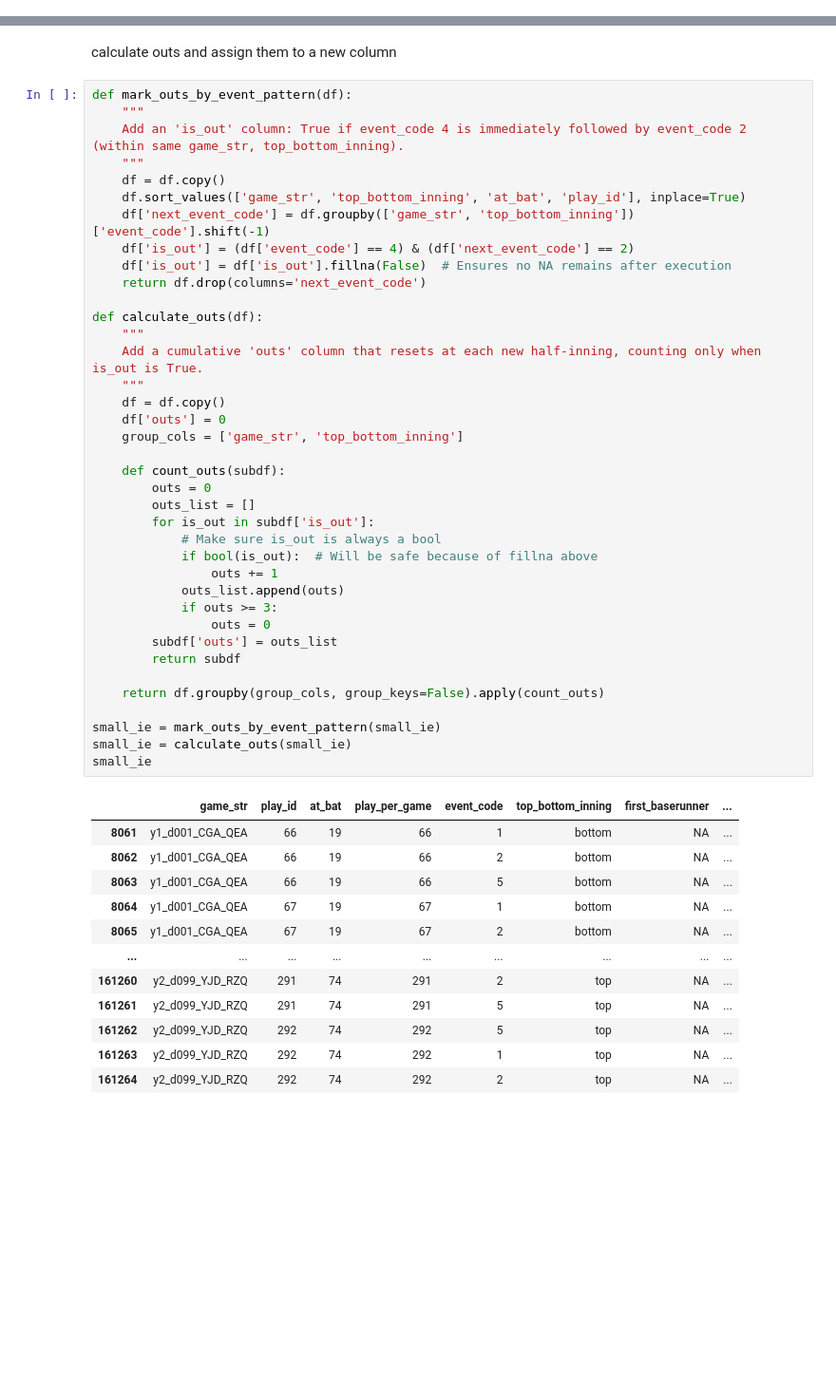
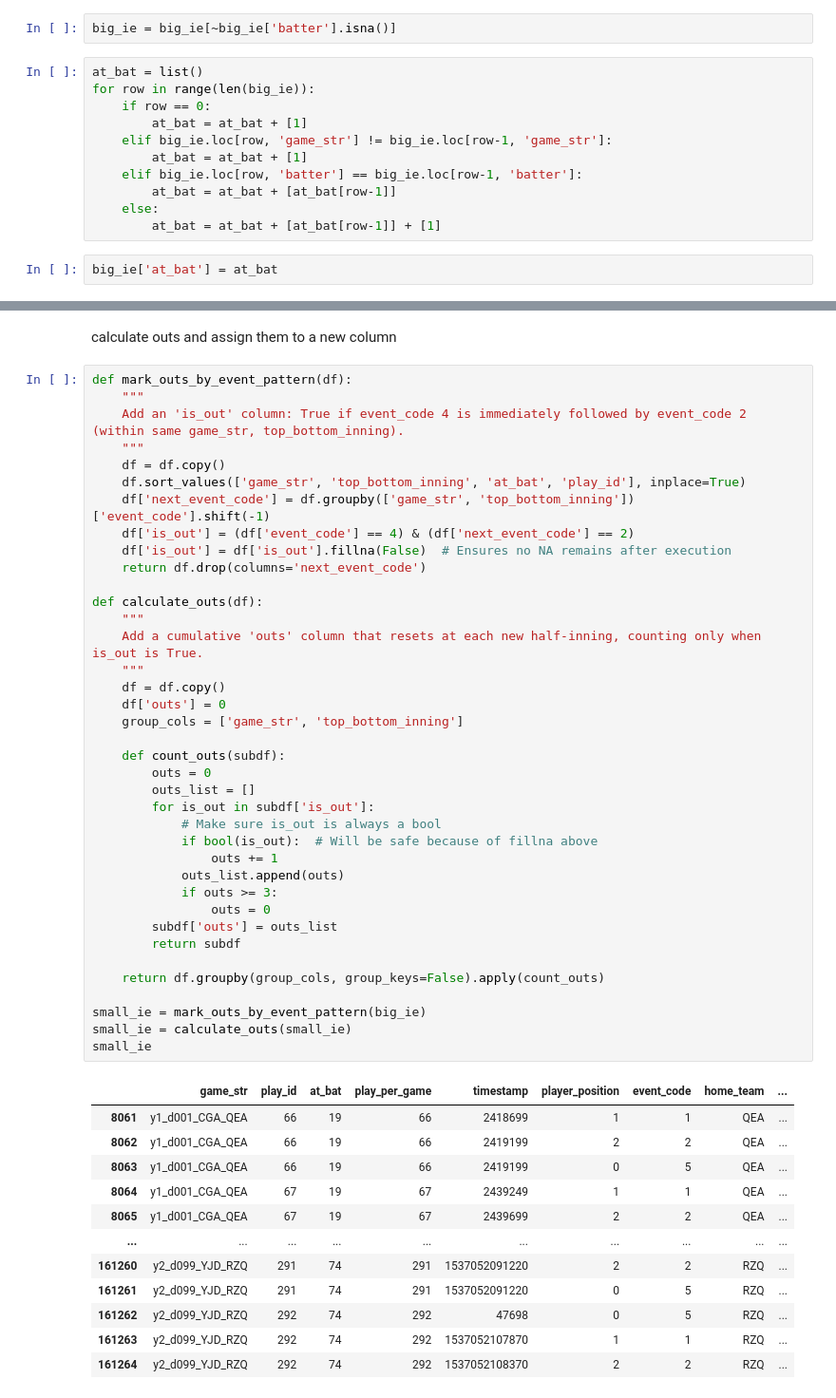
Before and after one commit to alexfrederick1/The-Man-in-the-Middle, a Jupyter notebook: add_outs.ipynb, the cells around one changed output, grey strips where cells are left out. Shown: that part at 95% size. Drawn from its saved outputs; the diff is of its cells as text; blank space fills up the shorter version.

Commit message:
first pass at at_bat correction

```diff
--- a/add_outs.ipynb
+++ b/add_outs.ipynb
@@ -106,0 +90,15 @@ small_ie
+# %%
+big_ie = big_ie[~big_ie['batter'].isna()]
+# %%
+at_bat = list()
+for row in range(len(big_ie)):
+    if row == 0:
+        at_bat = at_bat + [1]
+    elif big_ie.loc[row, 'game_str'] != big_ie.loc[row-1, 'game_str']:
+        at_bat = at_bat + [1]
+    elif big_ie.loc[row, 'batter'] == big_ie.loc[row-1, 'batter']:
+        at_bat = at_bat + [at_bat[row-1]]
+    else:
+        at_bat = at_bat + [at_bat[row-1]] + [1]
+# %%
+big_ie['at_bat'] = at_bat
@@ -117,43 +117,43 @@ def mark_outs_by_event_pattern(df):
     df['is_out'] = (df['event_code'] == 4) & (df['next_event_code'] == 2)
     df['is_out'] = df['is_out'].fillna(False)  # Ensures no NA remains after execution
     return df.drop(columns='next_event_code')
 
 def calculate_outs(df):
     """
     Add a cumulative 'outs' column that resets at each new half-inning, counting only when is_out is True.
     """
     df = df.copy()
     df['outs'] = 0
     group_cols = ['game_str', 'top_bottom_inning']
 
     def count_outs(subdf):
         outs = 0
         outs_list = []
         for is_out in subdf['is_out']:
             # Make sure is_out is always a bool
             if bool(is_out):  # Will be safe because of fillna above
                 outs += 1
             outs_list.append(outs)
             if outs >= 3:
                 outs = 0
         subdf['outs'] = outs_list
         return subdf
 
     return df.groupby(group_cols, group_keys=False).apply(count_outs)
 
-small_ie = mark_outs_by_event_pattern(small_ie)
+small_ie = mark_outs_by_event_pattern(big_ie)
 small_ie = calculate_outs(small_ie)
 small_ie
 # %% [output]
-|  | game_str | play_id | at_bat | play_per_game | event_code | top_bottom_inning | first_baserunner | ... |
-| 8061 | y1_d001_CGA_QEA | 66 | 19 | 66 | 1 | bottom | NA | ... |
-| 8062 | y1_d001_CGA_QEA | 66 | 19 | 66 | 2 | bottom | NA | ... |
-| 8063 | y1_d001_CGA_QEA | 66 | 19 | 66 | 5 | bottom | NA | ... |
-| 8064 | y1_d001_CGA_QEA | 67 | 19 | 67 | 1 | bottom | NA | ... |
-| 8065 | y1_d001_CGA_QEA | 67 | 19 | 67 | 2 | bottom | NA | ... |
-| ... | ... | ... | ... | ... | ... | ... | ... | ... |
-| 161260 | y2_d099_YJD_RZQ | 291 | 74 | 291 | 2 | top | NA | ... |
-| 161261 | y2_d099_YJD_RZQ | 291 | 74 | 291 | 5 | top | NA | ... |
-| 161262 | y2_d099_YJD_RZQ | 292 | 74 | 292 | 5 | top | NA | ... |
-| 161263 | y2_d099_YJD_RZQ | 292 | 74 | 292 | 1 | top | NA | ... |
-| 161264 | y2_d099_YJD_RZQ | 292 | 74 | 292 | 2 | top | NA | ... |
+|  | game_str | play_id | at_bat | play_per_game | timestamp | player_position | event_code | home_team | ... |
+| 8061 | y1_d001_CGA_QEA | 66 | 19 | 66 | 2418699 | 1 | 1 | QEA | ... |
+| 8062 | y1_d001_CGA_QEA | 66 | 19 | 66 | 2419199 | 2 | 2 | QEA | ... |
+| 8063 | y1_d001_CGA_QEA | 66 | 19 | 66 | 2419199 | 0 | 5 | QEA | ... |
+| 8064 | y1_d001_CGA_QEA | 67 | 19 | 67 | 2439249 | 1 | 1 | QEA | ... |
+| 8065 | y1_d001_CGA_QEA | 67 | 19 | 67 | 2439699 | 2 | 2 | QEA | ... |
+| ... | ... | ... | ... | ... | ... | ... | ... | ... | ... |
+| 161260 | y2_d099_YJD_RZQ | 291 | 74 | 291 | 1537052091220 | 2 | 2 | RZQ | ... |
+| 161261 | y2_d099_YJD_RZQ | 291 | 74 | 291 | 1537052091220 | 0 | 5 | RZQ | ... |
+| 161262 | y2_d099_YJD_RZQ | 292 | 74 | 292 | 47698 | 0 | 5 | RZQ | ... |
+| 161263 | y2_d099_YJD_RZQ | 292 | 74 | 292 | 1537052107870 | 1 | 1 | RZQ | ... |
+| 161264 | y2_d099_YJD_RZQ | 292 | 74 | 292 | 1537052108370 | 2 | 2 | RZQ | ... |
```
Also changed, not shown: parts of 3 cells of this notebook.
